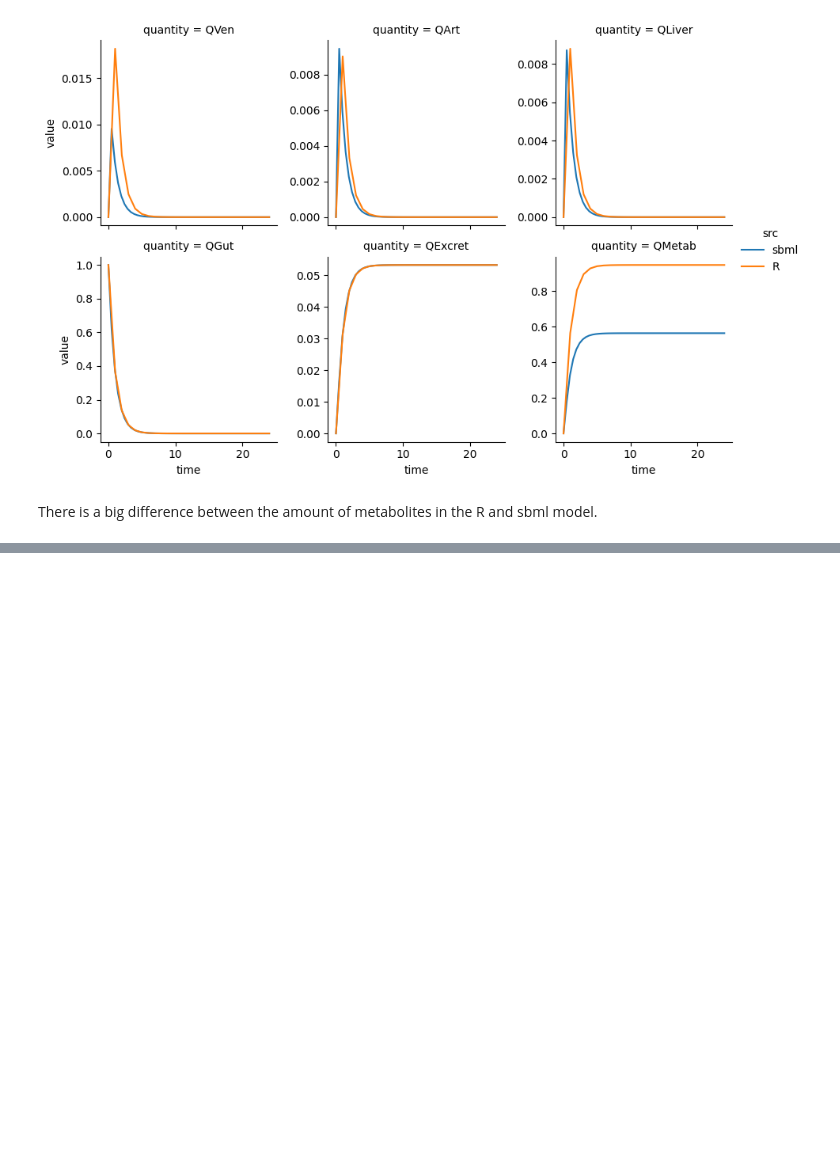
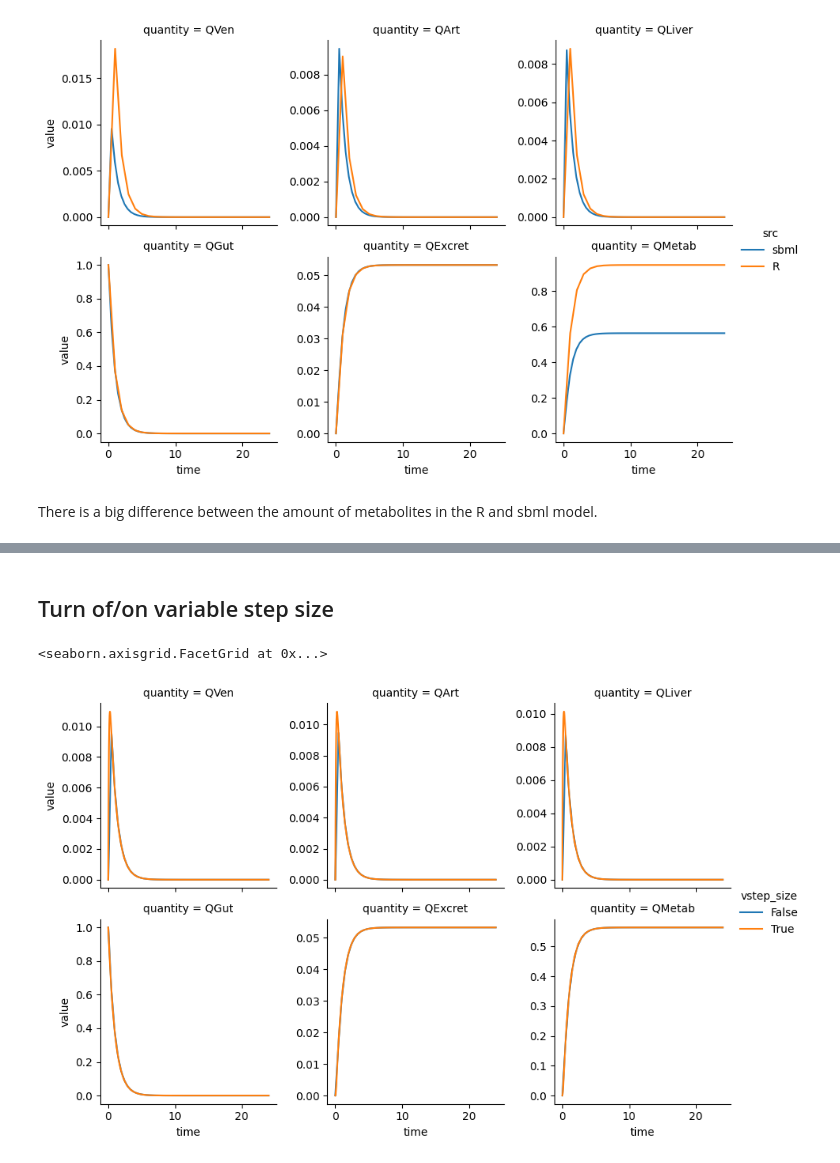
Before and after one commit to rivm-syso/euromix-to-sbml, a Jupyter notebook: notebooks/test_liver_only_model.ipynb, the cells around one changed output, grey strips where cells are left out. Drawn from its saved outputs; the diff is of its cells as text; code cells hidden in the pictures; blank space fills up the shorter version.

```diff
--- a/notebooks/test_liver_only_model.ipynb
+++ b/notebooks/test_liver_only_model.ipynb
@@ -37,0 +88,23 @@ There is a big difference between the amount of metabolites in the R and sbml mo
+# %% [markdown]
+## Turn of/on variable step size
+# %%
+names = [re.sub(r'\[(.*?)\]', r'\1', name) for name in results.colnames]
+df_all = pd.DataFrame()
+
+for vstep_size in [True, False]:
+    r = te.loada(fn_ant)
+    r.QGut = 1
+    r.setIntegrator = 'cvode'
+    r.integrator.variable_step_size = vstep_size
+    results = r.simulate(0, 24)
+    df = pd.DataFrame(results, columns=names).fillna(0)
+    long_df = pd.melt(df, id_vars=['time'], value_vars=df.columns[1:], var_name='quantity', value_name='value')
+    long_df['vstep_size'] = vstep_size
+    df_all = pd.concat((df_all, long_df))
+g = sns.FacetGrid(df_all, col='quantity', hue='vstep_size', col_wrap=3, sharey=False,
+                 col_order=q_cols.values())
+g.map(sns.lineplot, 'time', 'value')
+g.add_legend()
+# %% [output]
+<seaborn.axisgrid.FacetGrid at 0x...>
+[figure, added]
```
Also changed, not shown: parts of 17 cells of this notebook.
